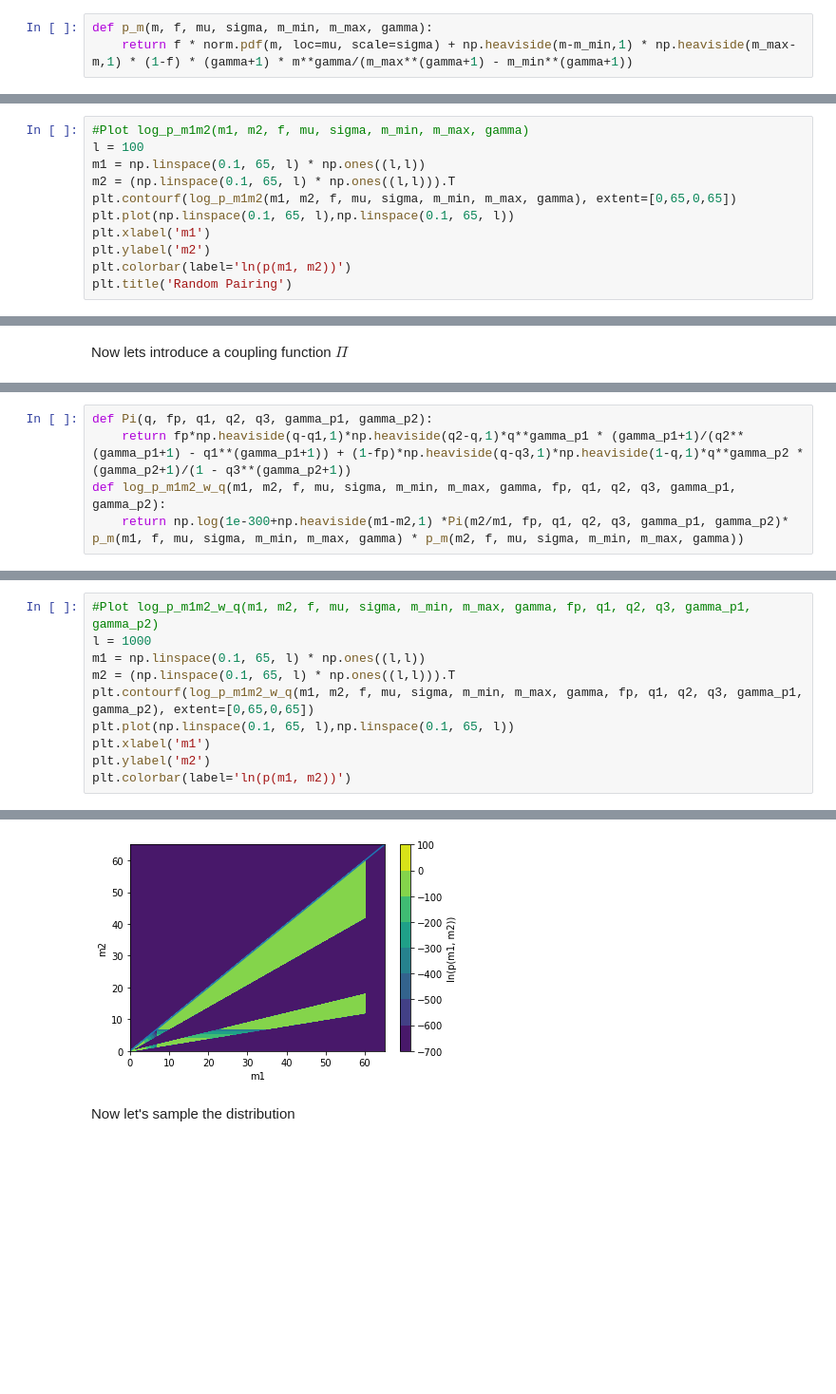
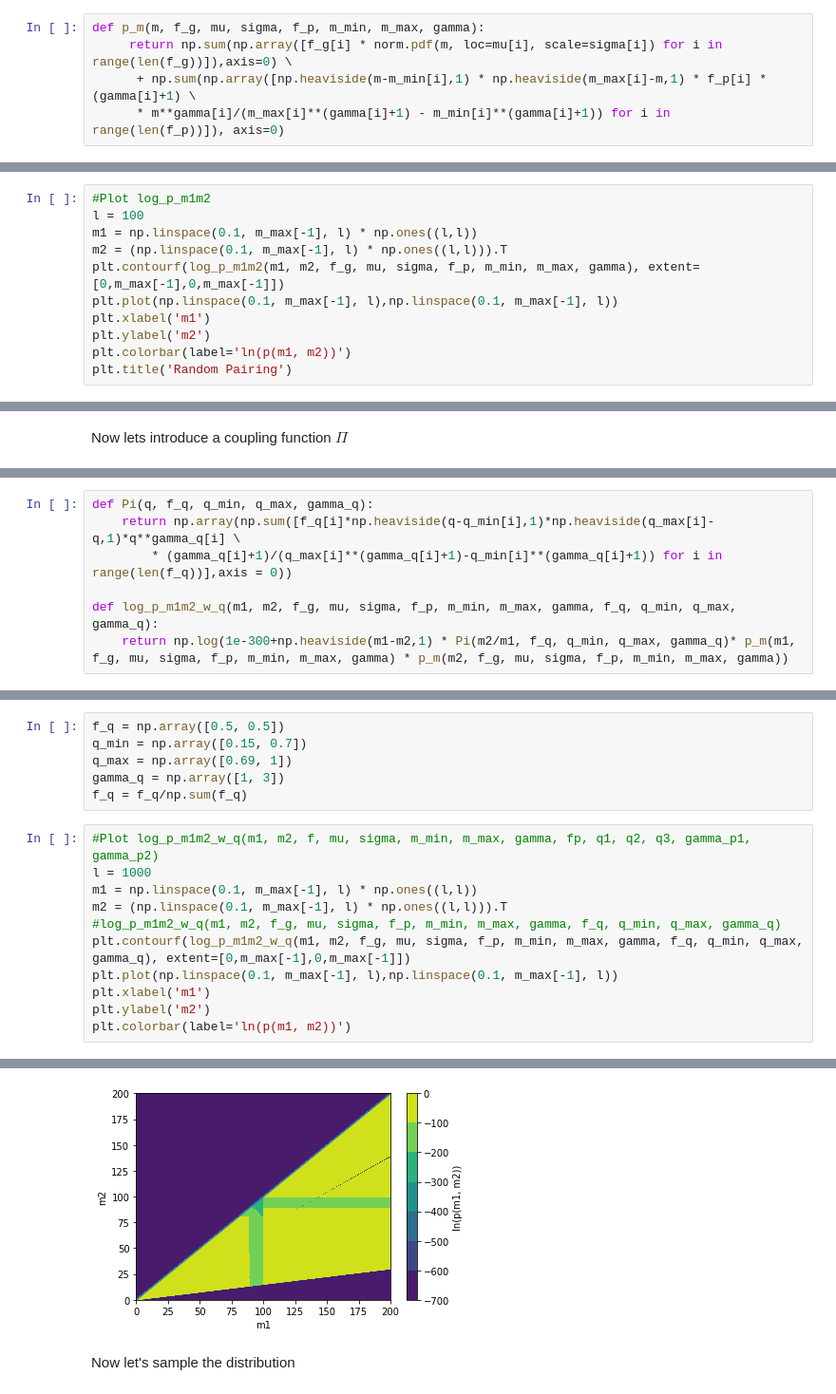
Before and after one commit to Pratyusava/Mass_function, a Jupyter notebook: mass_function.ipynb, the cells around one changed output, grey strips where cells are left out. Shown at 95% size. Drawn from its saved outputs; the diff is of its cells as text; blank space fills up the shorter version.

```diff
--- a/mass_function.ipynb
+++ b/mass_function.ipynb
@@ -18,5 +25,7 @@ gamma = -1.1 # power law index
 # %%
-def p_m(m, f, mu, sigma, m_min, m_max, gamma):
-    return f * norm.pdf(m, loc=mu, scale=sigma) + np.heaviside(m-m_min,1) * np.heaviside(m_max-m,1) * (1-f) * (gamma+1) * m**gamma/(m_max**(gamma+1) - m_min**(gamma+1))
+def p_m(m, f_g, mu, sigma, f_p, m_min, m_max, gamma):
+     return np.sum(np.array([f_g[i] * norm.pdf(m, loc=mu[i], scale=sigma[i]) for i in range(len(f_g))]),axis=0) \
+      + np.sum(np.array([np.heaviside(m-m_min[i],1) * np.heaviside(m_max[i]-m,1) * f_p[i] * (gamma[i]+1) \
+      * m**gamma[i]/(m_max[i]**(gamma[i]+1) - m_min[i]**(gamma[i]+1)) for i in range(len(f_p))]), axis=0)
 # %%
 #Plot p(m, f, mu, sigma, m_min, m_max, gamma)
@@ -68,10 +78,10 @@ def log_p_m1m2(m1, m2, f, mu, sigma, m_min, m_max, gamma):
 # %%
-#Plot log_p_m1m2(m1, m2, f, mu, sigma, m_min, m_max, gamma)
+#Plot log_p_m1m2
 l = 100
-m1 = np.linspace(0.1, 65, l) * np.ones((l,l))
-m2 = (np.linspace(0.1, 65, l) * np.ones((l,l))).T
-plt.contourf(log_p_m1m2(m1, m2, f, mu, sigma, m_min, m_max, gamma), extent=[0,65,0,65])
-plt.plot(np.linspace(0.1, 65, l),np.linspace(0.1, 65, l))
+m1 = np.linspace(0.1, m_max[-1], l) * np.ones((l,l))
+m2 = (np.linspace(0.1, m_max[-1], l) * np.ones((l,l))).T
+plt.contourf(log_p_m1m2(m1, m2, f_g, mu, sigma, f_p, m_min, m_max, gamma), extent=[0,m_max[-1],0,m_max[-1]])
+plt.plot(np.linspace(0.1, m_max[-1], l),np.linspace(0.1, m_max[-1], l))
 plt.xlabel('m1')
 plt.ylabel('m2')
 plt.colorbar(label='ln(p(m1, m2))')
@@ -118,5 +139,7 @@ $\Pi(q) = f_p H(q-q_1) H(q_2-q) q^{\gamma_{p1}} \frac{\gamma_{p1}+1}{q_1^{\gamma
 # %%
-def Pi(q, fp, q1, q2, q3, gamma_p1, gamma_p2):
-    return fp*np.heaviside(q-q1,1)*np.heaviside(q2-q,1)*q**gamma_p1 * (gamma_p1+1)/(q2**(gamma_p1+1) - q1**(gamma_p1+1)) + (1-fp)*np.heaviside(q-q3,1)*np.heaviside(1-q,1)*q**gamma_p2 * (gamma_p2+1)/(1 - q3**(gamma_p2+1))
-def log_p_m1m2_w_q(m1, m2, f, mu, sigma, m_min, m_max, gamma, fp, q1, q2, q3, gamma_p1, gamma_p2):
-    return np.log(1e-300+np.heaviside(m1-m2,1) *Pi(m2/m1, fp, q1, q2, q3, gamma_p1, gamma_p2)* p_m(m1, f, mu, sigma, m_min, m_max, gamma) * p_m(m2, f, mu, sigma, m_min, m_max, gamma))
+def Pi(q, f_q, q_min, q_max, gamma_q):
+    return np.array(np.sum([f_q[i]*np.heaviside(q-q_min[i],1)*np.heaviside(q_max[i]-q,1)*q**gamma_q[i] \
+        * (gamma_q[i]+1)/(q_max[i]**(gamma_q[i]+1)-q_min[i]**(gamma_q[i]+1)) for i in range(len(f_q))],axis = 0))
+
+def log_p_m1m2_w_q(m1, m2, f_g, mu, sigma, f_p, m_min, m_max, gamma, f_q, q_min, q_max, gamma_q):
+    return np.log(1e-300+np.heaviside(m1-m2,1) * Pi(m2/m1, f_q, q_min, q_max, gamma_q)* p_m(m1, f_g, mu, sigma, f_p, m_min, m_max, gamma) * p_m(m2, f_g, mu, sigma, f_p, m_min, m_max, gamma))
@@ -130,16 +146,23 @@ gamma_p2 = 5
+# %%
+f_q = np.array([0.5, 0.5])
+q_min = np.array([0.15, 0.7])
+q_max = np.array([0.69, 1])
+gamma_q = np.array([1, 3])
+f_q = f_q/np.sum(f_q)
 # %%
 #Plot log_p_m1m2_w_q(m1, m2, f, mu, sigma, m_min, m_max, gamma, fp, q1, q2, q3, gamma_p1, gamma_p2)
 l = 1000
-m1 = np.linspace(0.1, 65, l) * np.ones((l,l))
-m2 = (np.linspace(0.1, 65, l) * np.ones((l,l))).T
-plt.contourf(log_p_m1m2_w_q(m1, m2, f, mu, sigma, m_min, m_max, gamma, fp, q1, q2, q3, gamma_p1, gamma_p2), extent=[0,65,0,65])
-plt.plot(np.linspace(0.1, 65, l),np.linspace(0.1, 65, l))
+m1 = np.linspace(0.1, m_max[-1], l) * np.ones((l,l))
+m2 = (np.linspace(0.1, m_max[-1], l) * np.ones((l,l))).T
+#log_p_m1m2_w_q(m1, m2, f_g, mu, sigma, f_p, m_min, m_max, gamma, f_q, q_min, q_max, gamma_q)
+plt.contourf(log_p_m1m2_w_q(m1, m2, f_g, mu, sigma, f_p, m_min, m_max, gamma, f_q, q_min, q_max, gamma_q), extent=[0,m_max[-1],0,m_max[-1]])
+plt.plot(np.linspace(0.1, m_max[-1], l),np.linspace(0.1, m_max[-1], l))
 plt.xlabel('m1')
 plt.ylabel('m2')
 plt.colorbar(label='ln(p(m1, m2))')
 # %% [output]
 <matplotlib.colorbar.Colorbar at 0x...>
-[figure, old version]
+[figure, new version]
 # %% [markdown]
 Now let's sample the distribution
 # %%
```
Also changed, not shown: parts of 25 cells of this notebook.
